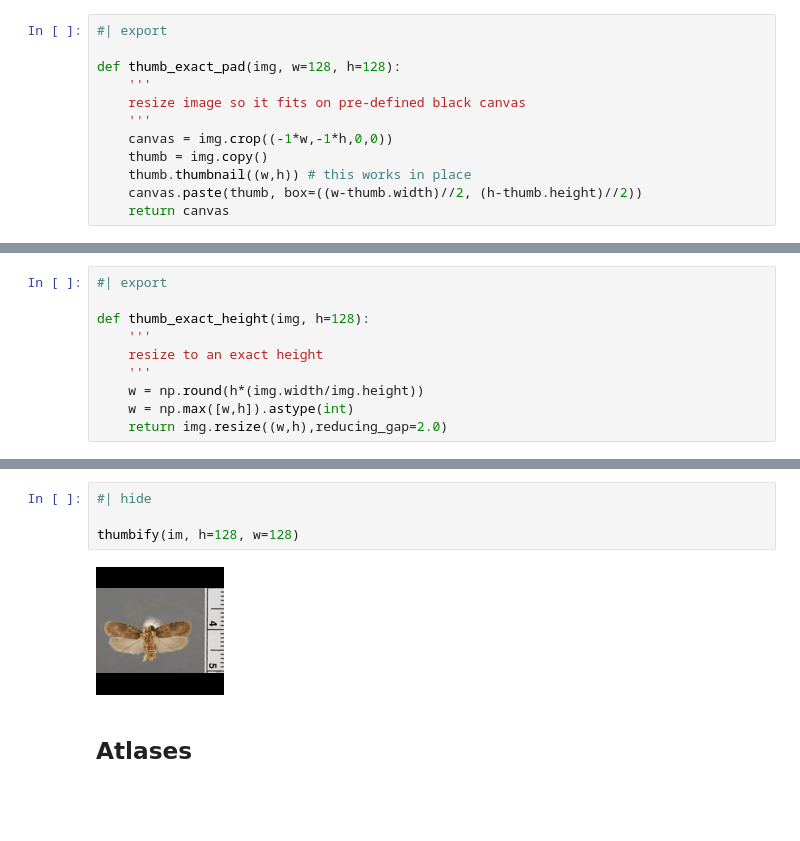
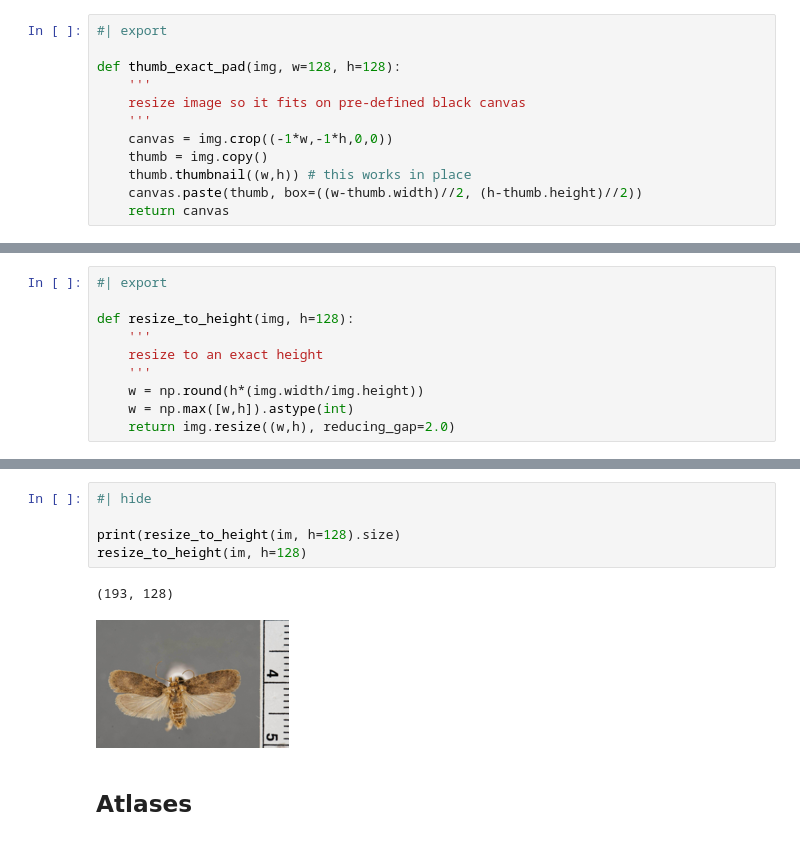
Before and after one commit to fr1ll/clip-plot, a Jupyter notebook: nbs/03_images.ipynb, the cells around one changed output, grey strips where cells are left out. Cells and saved outputs as stored; diff of their text form; blank space fills up the shorter version.

Commit message:
revert to old resize logic for thumbs

```diff
--- a/nbs/03_images.ipynb
+++ b/nbs/03_images.ipynb
@@ -70,10 +83,10 @@ def thumb_exact_pad(img, w=128, h=128):
 # %%
 #| export
 
-def thumb_exact_height(img, h=128):
+def resize_to_height(img, h=128):
     '''
     resize to an exact height
     '''
     w = np.round(h*(img.width/img.height))
     w = np.max([w,h]).astype(int)
-    return img.resize((w,h),reducing_gap=2.0)
+    return img.resize((w,h), reducing_gap=2.0)
@@ -91,9 +101,11 @@ def thumbify(img, w=None,  h=128):
 # %%
 #| hide
 
-thumbify(im, h=128, w=128)
+print(resize_to_height(im, h=128).size)
+resize_to_height(im, h=128)
 # %% [output]
+(193, 128)
-[figure, old version]
+[figure, new version]
 # %% [markdown]
 ## Atlases
 # %%
```
Also changed, not shown: parts of 5 cells of this notebook, 2 other files.
